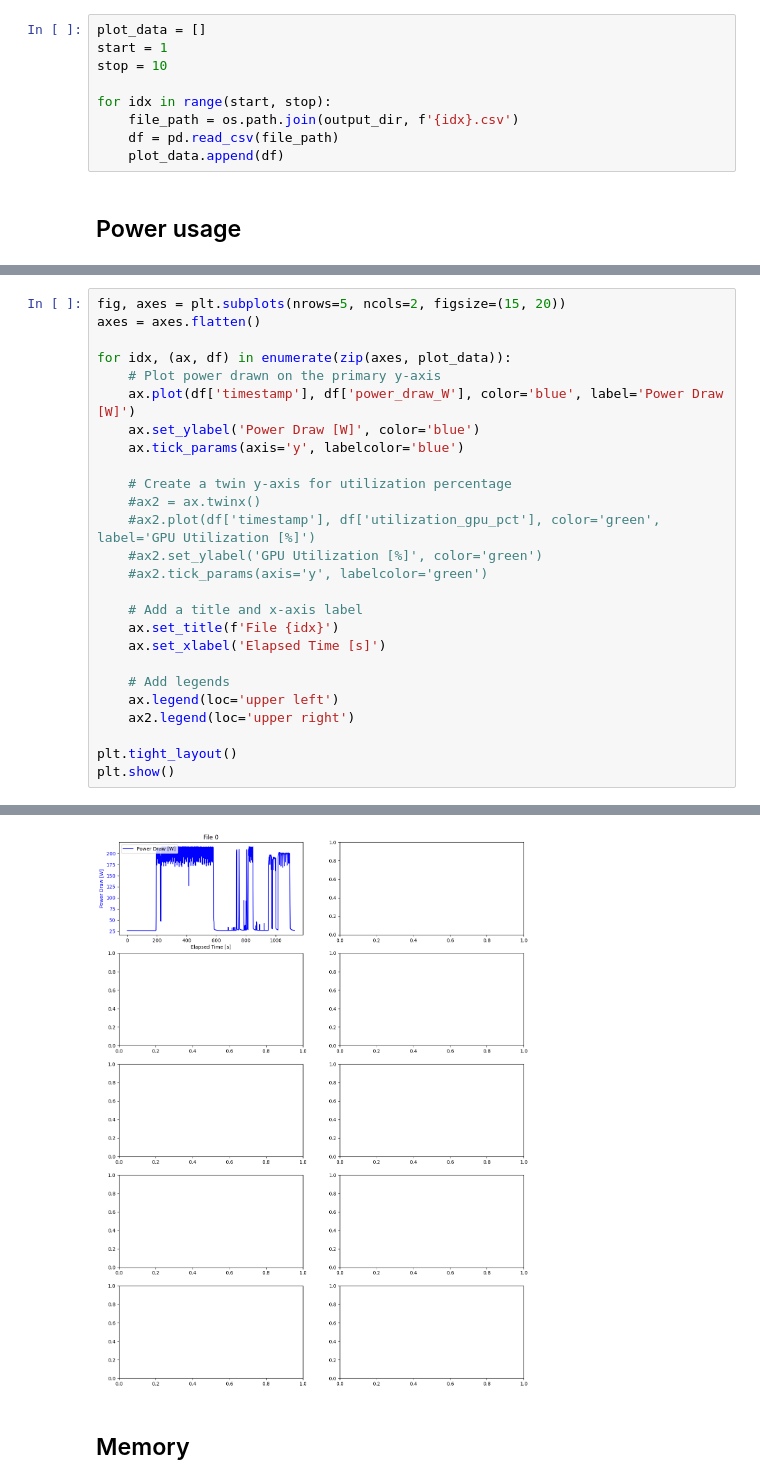
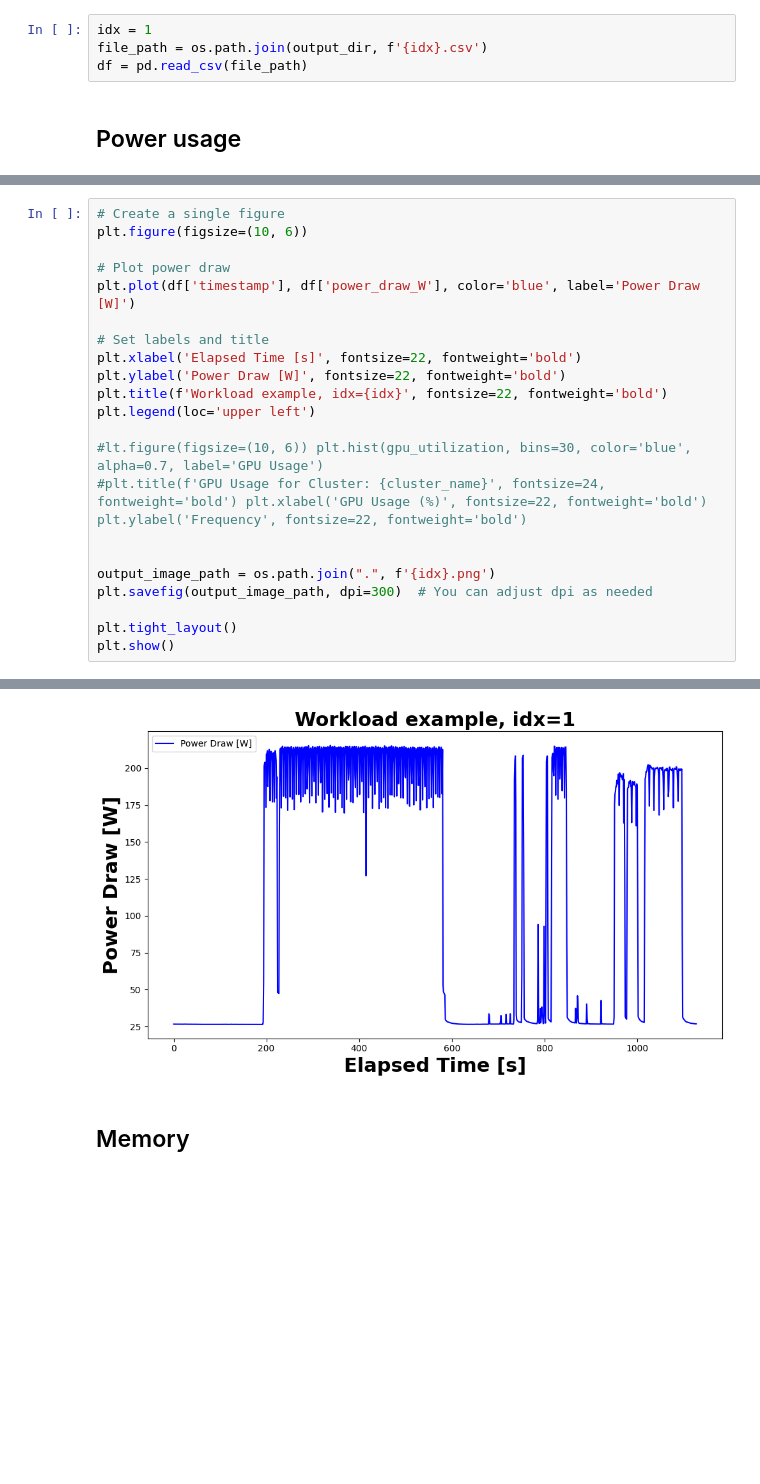
Before and after one commit to johankristianss/carbonsim, a Jupyter notebook: notebooks/PlotWorkflow.ipynb, the cells around one changed output, grey strips where cells are left out. Saved outputs shown, nothing was run; the diff lists cells and outputs as text; blank space fills up the shorter version.

```diff
--- a/notebooks/PlotWorkflow.ipynb
+++ b/notebooks/PlotWorkflow.ipynb
@@ -10,13 +10,8 @@ import matplotlib.pyplot as plt
 # %%
 output_dir = '../filtered_workloads_1s'
 # %%
-plot_data = []
-start = 1
-stop = 10
-
-for idx in range(start, stop):
-    file_path = os.path.join(output_dir, f'{idx}.csv')
-    df = pd.read_csv(file_path)
-    plot_data.append(df)
+idx = 1
+file_path = os.path.join(output_dir, f'{idx}.csv')
+df = pd.read_csv(file_path)
 # %% [markdown]
 ## Power usage
@@ -23,26 +34,22 @@ for idx in range(start, stop):
 # %%
-fig, axes = plt.subplots(nrows=5, ncols=2, figsize=(15, 20))
-axes = axes.flatten()
+# Create a single figure
+plt.figure(figsize=(10, 6))
 
-for idx, (ax, df) in enumerate(zip(axes, plot_data)):
-    # Plot power drawn on the primary y-axis
-    ax.plot(df['timestamp'], df['power_draw_W'], color='blue', label='Power Draw [W]')
-    ax.set_ylabel('Power Draw [W]', color='blue')
-    ax.tick_params(axis='y', labelcolor='blue')
+# Plot power draw
+plt.plot(df['timestamp'], df['power_draw_W'], color='blue', label='Power Draw [W]')
 
-    # Create a twin y-axis for utilization percentage
-    #ax2 = ax.twinx()
-    #ax2.plot(df['timestamp'], df['utilization_gpu_pct'], color='green', label='GPU Utilization [%]')
-    #ax2.set_ylabel('GPU Utilization [%]', color='green')
-    #ax2.tick_params(axis='y', labelcolor='green')
+# Set labels and title
+plt.xlabel('Elapsed Time [s]', fontsize=22, fontweight='bold')
+plt.ylabel('Power Draw [W]', fontsize=22, fontweight='bold')
+plt.title(f'Workload example, idx={idx}', fontsize=22, fontweight='bold')
+plt.legend(loc='upper left')
 
-    # Add a title and x-axis label
-    ax.set_title(f'File {idx}')
-    ax.set_xlabel('Elapsed Time [s]')
+#lt.figure(figsize=(10, 6)) plt.hist(gpu_utilization, bins=30, color='blue', alpha=0.7, label='GPU Usage')
+#plt.title(f'GPU Usage for Cluster: {cluster_name}', fontsize=24, fontweight='bold') plt.xlabel('GPU Usage (%)', fontsize=22, fontweight='bold') plt.ylabel('Frequency', fontsize=22, fontweight='bold')
 
-    # Add legends
-    ax.legend(loc='upper left')
-    ax2.legend(loc='upper right')
+
+output_image_path = os.path.join(".", f'{idx}.png')
+plt.savefig(output_image_path, dpi=300)  # You can adjust dpi as needed
 
 plt.tight_layout()
 plt.show()
@@ -51,4 +57,4 @@ NameError: name 'ax2' is not defined
-[figure, old version]
+[figure, new version]
 # %% [markdown]
 ## Memory
 # %%
```
Also changed, not shown: parts of 2 cells of this notebook, 22 other files.
